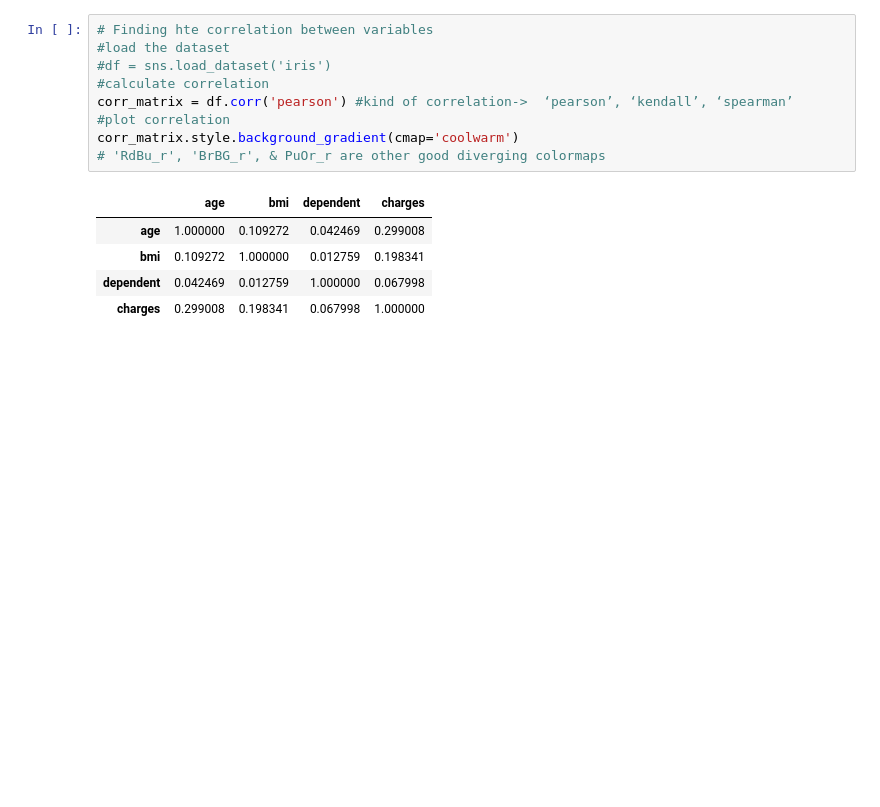
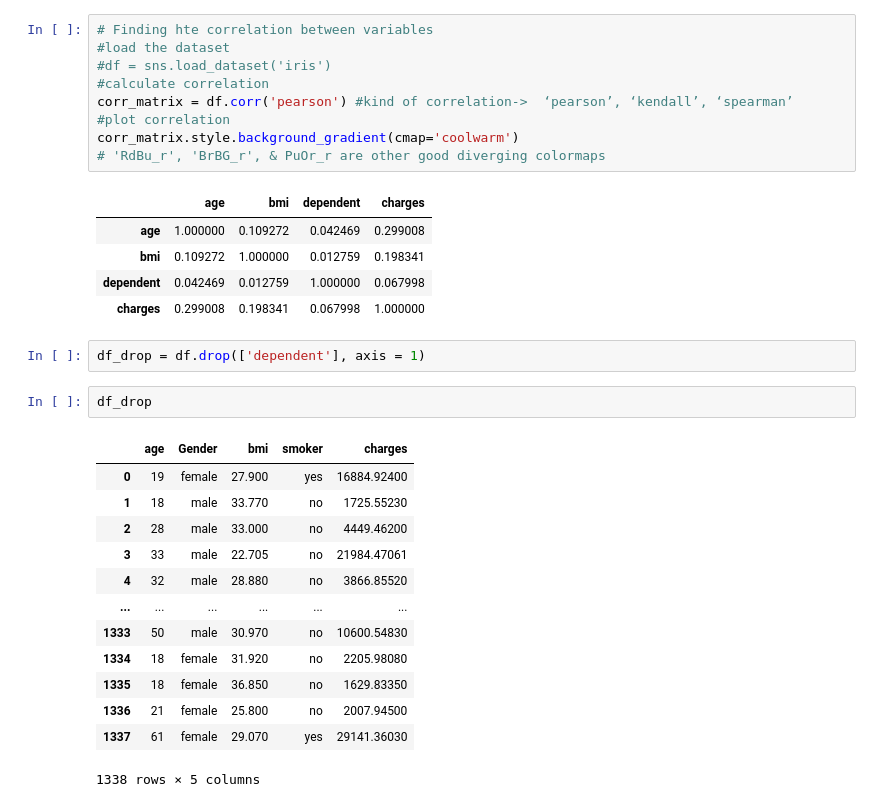
Before and after one commit to dymasius12/Python_CDS_Assignment2, a Jupyter notebook: Assignment2-A_dymasiusyusuf.sitepu@globalfoundries.com.ipynb, the cells around one changed output. Saved outputs shown, nothing was run; the diff lists cells and outputs as text; blank space fills up the shorter version.

```diff
--- a/Assignment2-A_dymasiusyusuf.sitepu@globalfoundries.com.ipynb
+++ b/Assignment2-A_dymasiusyusuf.sitepu@globalfoundries.com.ipynb
@@ -307,3 +307,21 @@ corr_matrix.style.background_gradient(cmap='coolwarm')
 | bmi | 0.109272 | 1.000000 | 0.012759 | 0.198341 |
 | dependent | 0.042469 | 0.012759 | 1.000000 | 0.067998 |
 | charges | 0.299008 | 0.198341 | 0.067998 | 1.000000 |
+# %%
+df_drop = df.drop(['dependent'], axis = 1)
+# %%
+df_drop
+# %% [output]
+|  | age | Gender | bmi | smoker | charges |
+| 0 | 19 | female | 27.900 | yes | 16884.92400 |
+| 1 | 18 | male | 33.770 | no | 1725.55230 |
+| 2 | 28 | male | 33.000 | no | 4449.46200 |
+| 3 | 33 | male | 22.705 | no | 21984.47061 |
+| 4 | 32 | male | 28.880 | no | 3866.85520 |
+| ... | ... | ... | ... | ... | ... |
+| 1333 | 50 | male | 30.970 | no | 10600.54830 |
+| 1334 | 18 | female | 31.920 | no | 2205.98080 |
+| 1335 | 18 | female | 36.850 | no | 1629.83350 |
+| 1336 | 21 | female | 25.800 | no | 2007.94500 |
+| 1337 | 61 | female | 29.070 | yes | 29141.36030 |
+1338 rows × 5 columns
```
Also changed, not shown: 1 other file.
